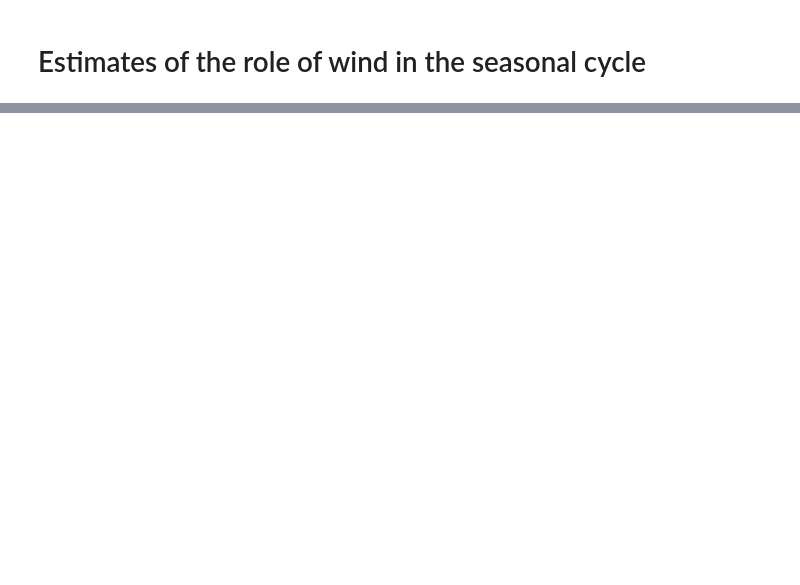
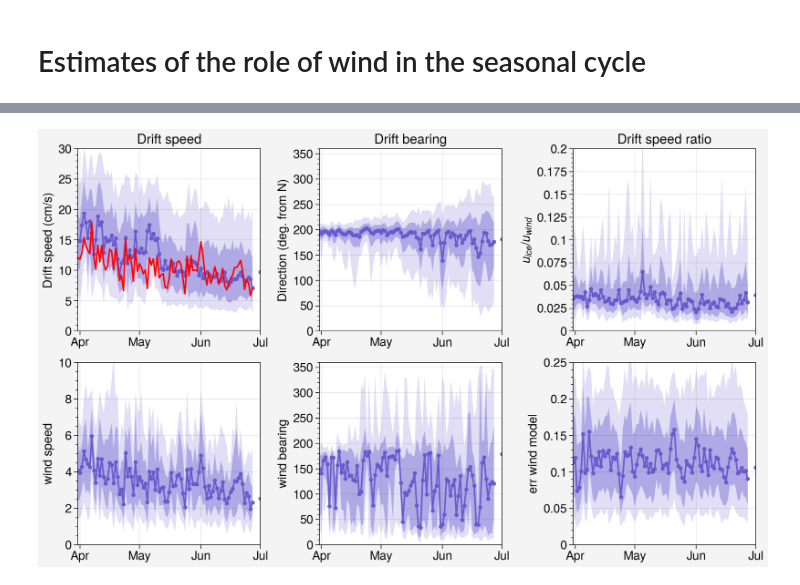
Before and after one commit to danielmwatkins/miz_scales_of_motion, a Jupyter notebook: notebooks/ocean_sciences_visualizations.ipynb, the cells around one changed output, grey strips where cells are left out. Drawn from its saved outputs; the diff is of its cells as text; code cells hidden in the pictures; blank space fills up the shorter version.

```diff
--- a/notebooks/ocean_sciences_visualizations.ipynb
+++ b/notebooks/ocean_sciences_visualizations.ipynb
@@ -340,31 +568,33 @@ ylims['wind_speed'] = (0, 10)
 ylims['wind_bearing'] = (0, 360)
 ylims['err_wind_model'] = (0, 0.25)
 
 for col, var in zip(range(6),
                           ['speed_cms', 'bearing', 'drift_speed_ratio',
                           'wind_speed', 'wind_bearing', 'err_wind_model']):
     # shade data
     ax = axs[col]
     n = df_era.loc[idx, [var, 'doy']].groupby('doy').count()
     med = df_era.loc[idx, [var, 'doy']].groupby('doy').median().where(n > 150)
     p90 = df_era.loc[idx, [var, 'doy']].groupby('doy').quantile(0.90).where(n > 150)
     p10 = df_era.loc[idx, [var, 'doy']].groupby('doy').quantile(0.10).where(n > 150)
     p75 = df_era.loc[idx, [var, 'doy']].groupby('doy').quantile(0.75).where(n > 150)
     p25 = df_era.loc[idx, [var, 'doy']].groupby('doy').quantile(0.25).where(n > 150)
     ax.plot(med[var], fadedata=[p90[var], p10[var]],
             shadedata=[p75[var], p25[var]], marker='.', color='slateblue')
     ax.format(ylabel=var.replace('_', ' '),
               xlocator=dr.dayofyear, xlim=(91, pd.to_datetime('2000-07-01').dayofyear),
               xformatter=[d.strftime('%b') for d in dr],
               xlabel='', fontsize=12, ylim=ylims[var])
 
 # comparison with wind, given alpha of 0.03
 var = 'wind_speed'
 n = df_era.loc[idx, [var, 'doy']].groupby('doy').count()
 med = df_era.loc[idx, [var, 'doy']].groupby('doy').median().where(n > 150)
 axs[0].plot(med[var] * 3, color='r')
 
 axs[0].format(ylabel='Drift speed (cm/s)', title='Drift speed')
 axs[1].format(ylabel='Direction (deg. from N)', title='Drift bearing')
 axs[2].format(title='Drift speed ratio', ylabel='$u_{ice}/u_{wind}$')
-fig.save('../figures/presentations/drift_speed_dist.pdf', dpi=300)
+fig.save('../figures/presentations/drift_speed_dist_wind.pdf', dpi=300)
+# %% [output]
+[figure, added]
```
Also changed, not shown: parts of 13 cells of this notebook, 8 other files.
